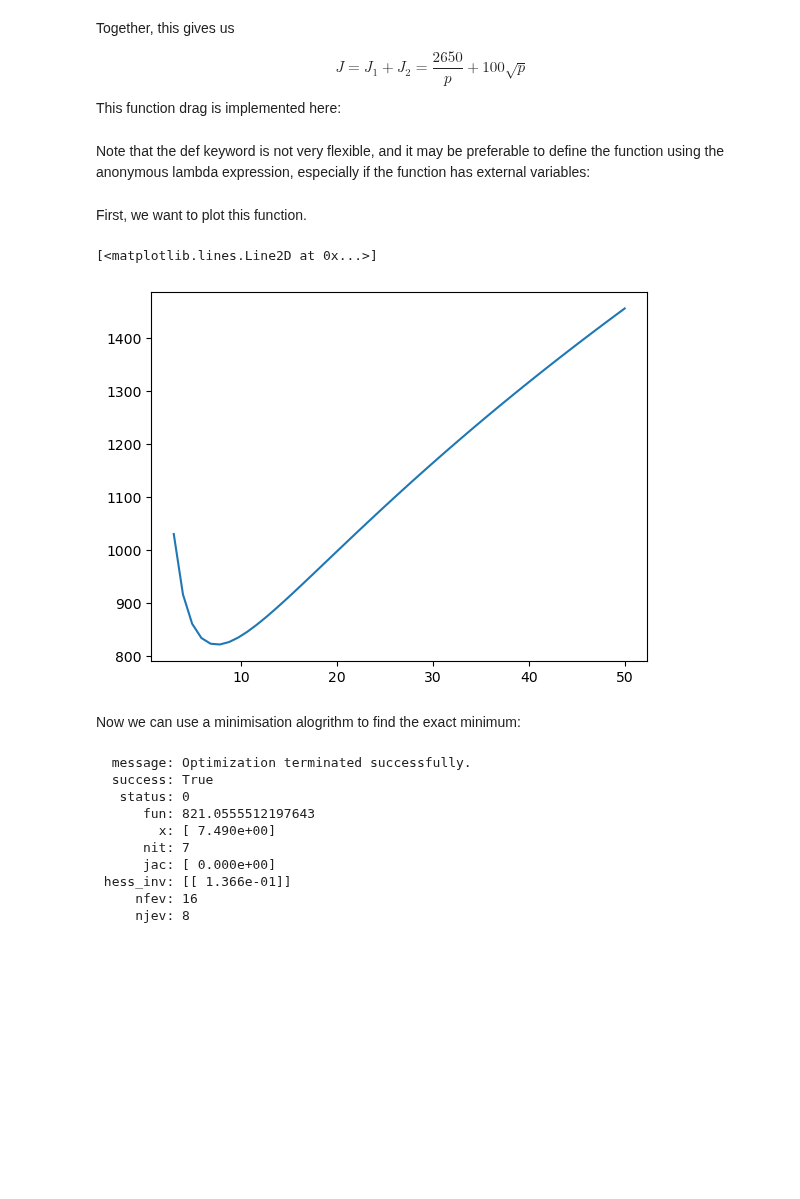
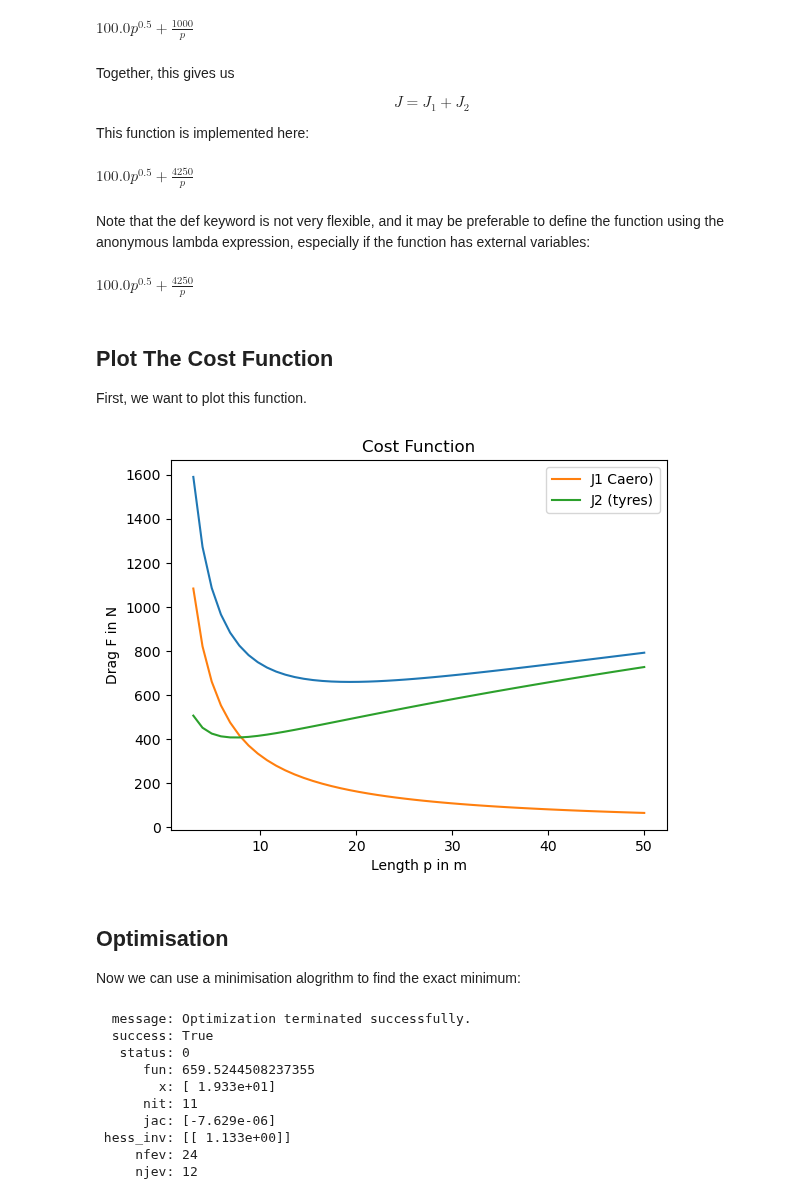
Before and after one commit to tsteffenlboro/digital, a Jupyter notebook: content/opt1.ipynb, the cells around one changed output. Cells and saved outputs as stored; diff of their text form; code cells hidden in the pictures; blank space fills up the shorter version.

```diff
--- a/content/opt1.ipynb
+++ b/content/opt1.ipynb
@@ -16,0 +39,5 @@ $$ J_2 = \frac{50}{p} + 100\sqrt(p) $$
+# %%
+def J1(p):
+    return FD*V/p
+
+J1(p)
@@ -16,0 +60,3 @@ $$ J_2 = \frac{50}{p} + 100\sqrt(p) $$
+# %%
+FT = 10
+FT
@@ -17,45 +71,68 @@ $$ J_2 = \frac{50}{p} + 100\sqrt(p) $$
+# %%
+def J2(p):
+    return 4*FT*V/p+2*FT*(V*p)**0.5
+
+J2(p)
+# %% [output]
+$\displaystyle 100.0 p^{0.5} + \frac{1000}{p}$
 # %% [markdown]
 Together, this gives us
 
-$$ J = J_1 + J_2 = \frac{2650}{p} + 100\sqrt{p} $$
+$$ J = J_1 + J_2$$
 
-This function drag is implemented here:
+This function is implemented here:
 # %%
 def J(p):
-    return 2050/p+100*p**0.5
+    return J1(p) + J2(p)
+
+J(p)
+# %% [output]
+$\displaystyle 100.0 p^{0.5} + \frac{4250}{p}$
 # %% [markdown]
 Note that the def keyword is not very flexible, and it may be preferable to define the function using the anonymous lambda expression, especially if the function has external variables:
 # %%
-func = lambda p : 2050/p+100*p**0.5
+func = lambda p : J1(p) + J2(p)
+
+func(p)
+# %% [output]
+$\displaystyle 100.0 p^{0.5} + \frac{4250}{p}$
 # %% [markdown]
+## Plot The Cost Function
+
 First, we want to plot this function.
 # %%
-%pip install -q ipywidgetsimport ipywidgets as widgets
-import numpy as np
-import matplotlib.pyplot as plt
-import sympy as sym
-from scipy.optimize import minimize
-
 ps = np.linspace(3,50)
 Js = J(ps)
+J1s = J1(ps)
+J2s = J2(ps)
+
 plt.plot(ps,Js)
+plt.plot(ps,J1s, label="J1 Caero)")
+plt.plot(ps,J2s, label="J2 (tyres)")
+
+plt.xlabel("Length p in m")
+plt.ylabel("Drag F in N")
+plt.title("Cost Function")
+plt.legend()
+plt.show()
 # %% [output]
-[<matplotlib.lines.Line2D at 0x...>]
-[figure, old version]
+[figure, new version]
 # %% [markdown]
+## Optimisation
+
 Now we can use a minimisation alogrithm to find the exact minimum:
 # %%
-pstar = minimize(J,[5])
-print(pstar)
+pstar = sciopt.minimize(J,[5])
+pstar
 # %% [output]
   message: Optimization terminated successfully.
   success: True
    status: 0
-      fun: 821.0555512197643
-        x: [ 7.490e+00]
-      nit: 7
-      jac: [ 0.000e+00]
- hess_inv: [[ 1.366e-01]]
-     nfev: 16
-     njev: 8
+      fun: 659.5244508237355
+        x: [ 1.933e+01]
+      nit: 11
+      jac: [-7.629e-06]
+ hess_inv: [[ 1.133e+00]]
+     nfev: 24
+     njev: 12
 # %% [markdown]
```
Also changed, not shown: parts of 19 cells of this notebook.
